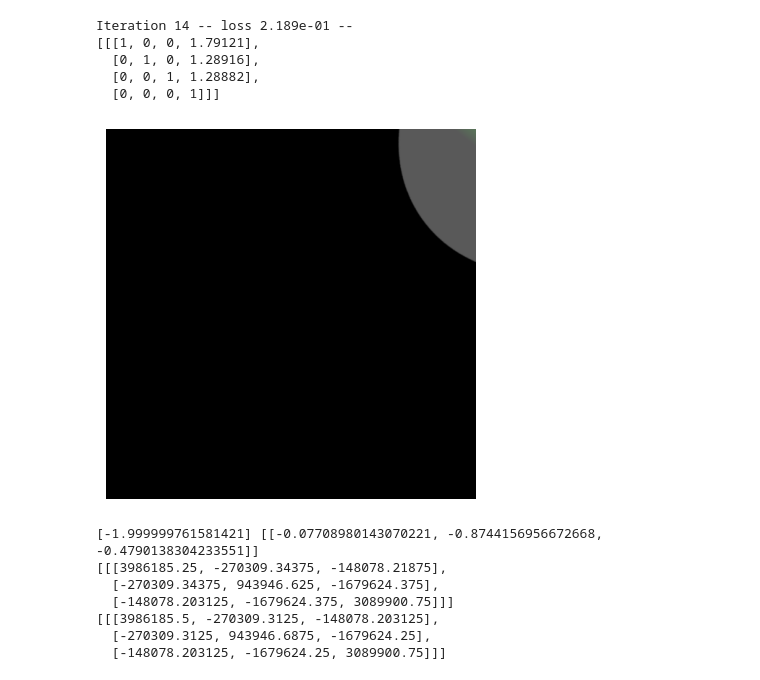
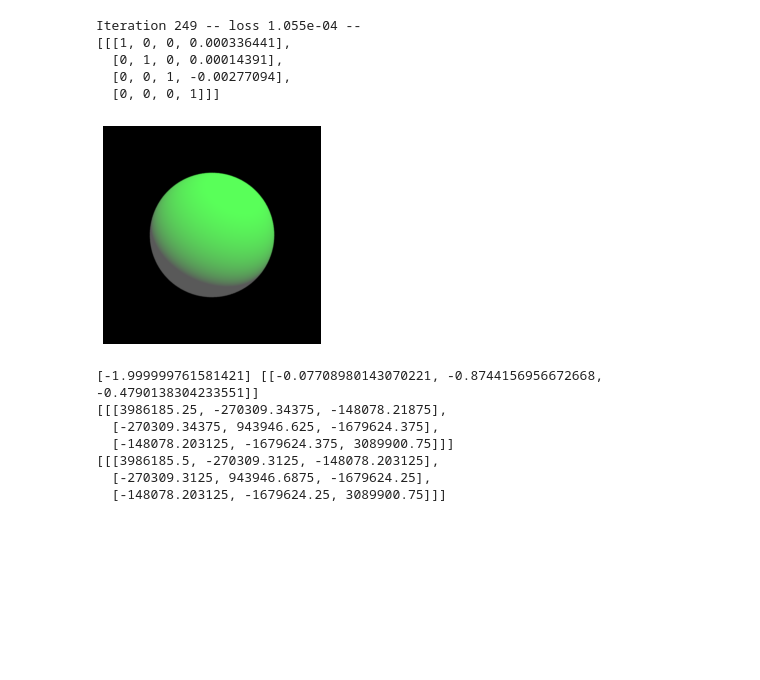
Before and after one commit to wchang22/SDF-WAS, a Jupyter notebook: notebooks/hackathon.ipynb, the cells around one changed output. Drawn from its saved outputs; the diff is of its cells as text; code cells hidden in the pictures; blank space fills up the shorter version.

```diff
--- a/notebooks/hackathon.ipynb
+++ b/notebooks/hackathon.ipynb
@@ -144,45 +151,45 @@ Remapping colors within range: [-92.61, 92.61]
 # %%
-opt = mi.ad.Adam(lr=0.1)
-opt['trans'] = mi.Vector3f(0.5, 0, 0)
+opt = mi.ad.Adam(lr=0.01)
+opt['trans'] = mi.Vector3f(0.5, -0.2, 0.3)
 
 def apply_transformation(params, opt):
     params[key] = mi.Transform4f.translate([opt['trans'].x, opt['trans'].y, opt['trans'].z])
     params.update()
 
-for i in range(15):
+for i in range(250):
     apply_transformation(params, opt)
 
     image = mi.render(scene, params, seed=0, spp=1)
 
     loss = relmse(image, image_ref)
 
     trans_grad = mi.Vector3f(0)
 
     for c in range(3):
         grad_in = mi.Vector3f(0, 0, 0)
         grad_in[c] = 1
         dr.set_grad(opt['trans'], grad_in)
         dr.enqueue(dr.ADMode.Forward, opt['trans'])
-        dr.traverse(type(opt['trans']), dr.ADMode.Forward, flags=dr.ADFlag.ClearInput)
+        dr.traverse(type(opt['trans']), dr.ADMode.Forward, flags=dr.ADFlag.ClearVertices)
         trans_grad[c] = dr.grad(loss)
 
     dr.set_grad(opt['trans'], trans_grad)
 
     opt.step()
 
     print(f'Iteration {i} -- loss {loss[0]:.3e} --', end='\r')
 print()
 
 image = mi.render(scene, params, seed=0)
 
 plt.axis('off')
 plt.imshow(mi.util.convert_to_bitmap(image));
 
 print(params[key])
 # %% [output]
-Iteration 14 -- loss 2.189e-01 --
-[[[1, 0, 0, 1.79121],
-  [0, 1, 0, 1.28916],
-  [0, 0, 1, 1.28882],
+Iteration 249 -- loss 1.055e-04 --
+[[[1, 0, 0, 0.000336441],
+  [0, 1, 0, 0.00014391],
+  [0, 0, 1, -0.00277094],
   [0, 0, 0, 1]]]
-[figure, old version]
+[figure, new version]
```
Also changed, not shown: parts of 3 cells of this notebook, 1 other file.
